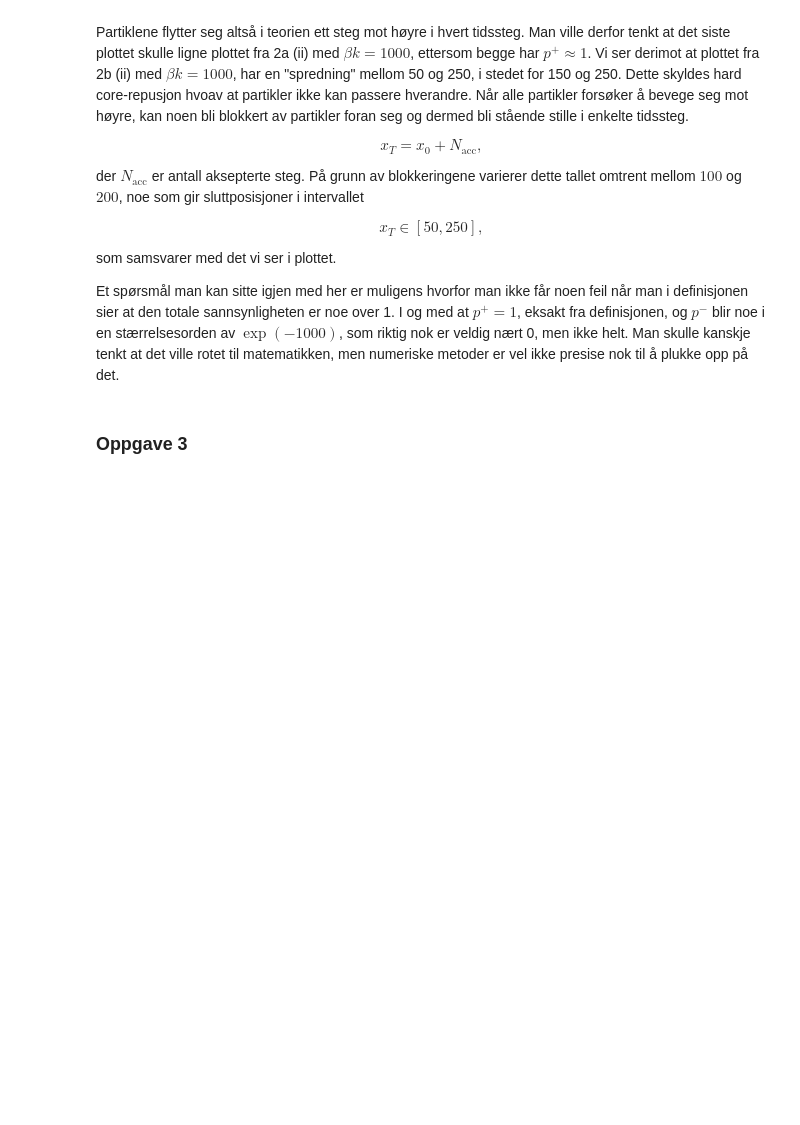
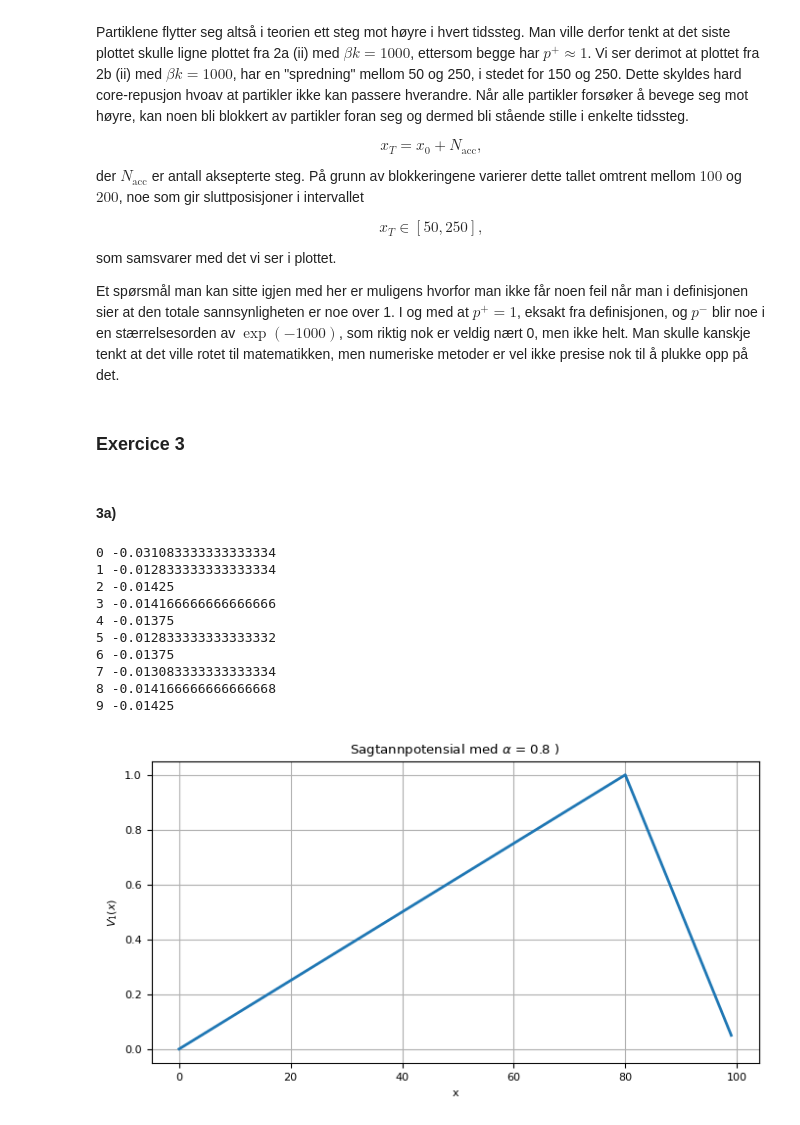
Before and after one commit to selmaberg05/TMA4320-Prosjekt2-gruppe-Andrihol-Emilyan-Selmahbe, a Jupyter notebook: Prosjekt2.ipynb, the cells around one changed output. Drawn from its saved outputs; the diff is of its cells as text; code cells hidden in the pictures; blank space fills up the shorter version.

```diff
--- a/Prosjekt2.ipynb
+++ b/Prosjekt2.ipynb
@@ -536,4 +536,6 @@ som samsvarer med det vi ser i plottet.
 
 Et spørsmål man kan sitte igjen med her er muligens hvorfor man ikke får noen feil når man i definisjonen sier at den totale sannsynligheten er noe over 1. I og med at $p^+=1$, eksakt fra definisjonen, og $p^- $ blir noe i en stærrelsesorden av $\exp(-1000)$, som riktig nok er veldig nært 0, men ikke helt. Man skulle kanskje tenkt at det ville rotet til matematikken, men numeriske metoder er vel ikke presise nok til å plukke opp på det.
 # %% [markdown]
-### Oppgave 3
+### Exercice 3
+# %% [markdown]
+#### 3a)
@@ -539,0 +621,14 @@ Et spørsmål man kan sitte igjen med her er muligens hvorfor man ikke får noen
+# %%
+J_avg, J, V1 = simulate_ratchet(0.8, plot=True)
+# %% [output]
+0 -0.031083333333333334
+1 -0.012833333333333334
+2 -0.01425
+3 -0.014166666666666666
+4 -0.01375
+5 -0.012833333333333332
+6 -0.01375
+7 -0.013083333333333334
+8 -0.014166666666666668
+9 -0.01425
+[figure, added]
```
Also changed, not shown: parts of 8 cells of this notebook.
